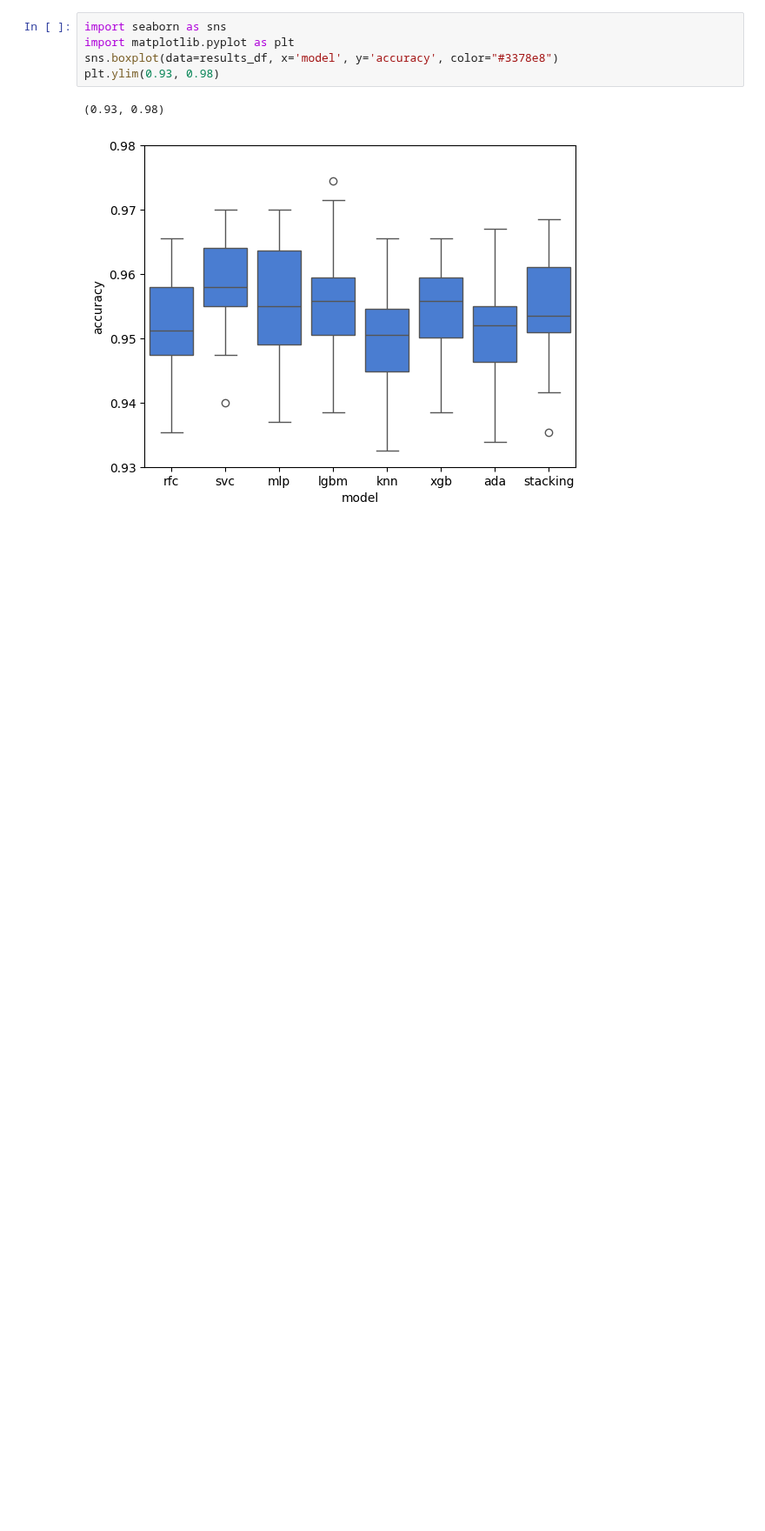
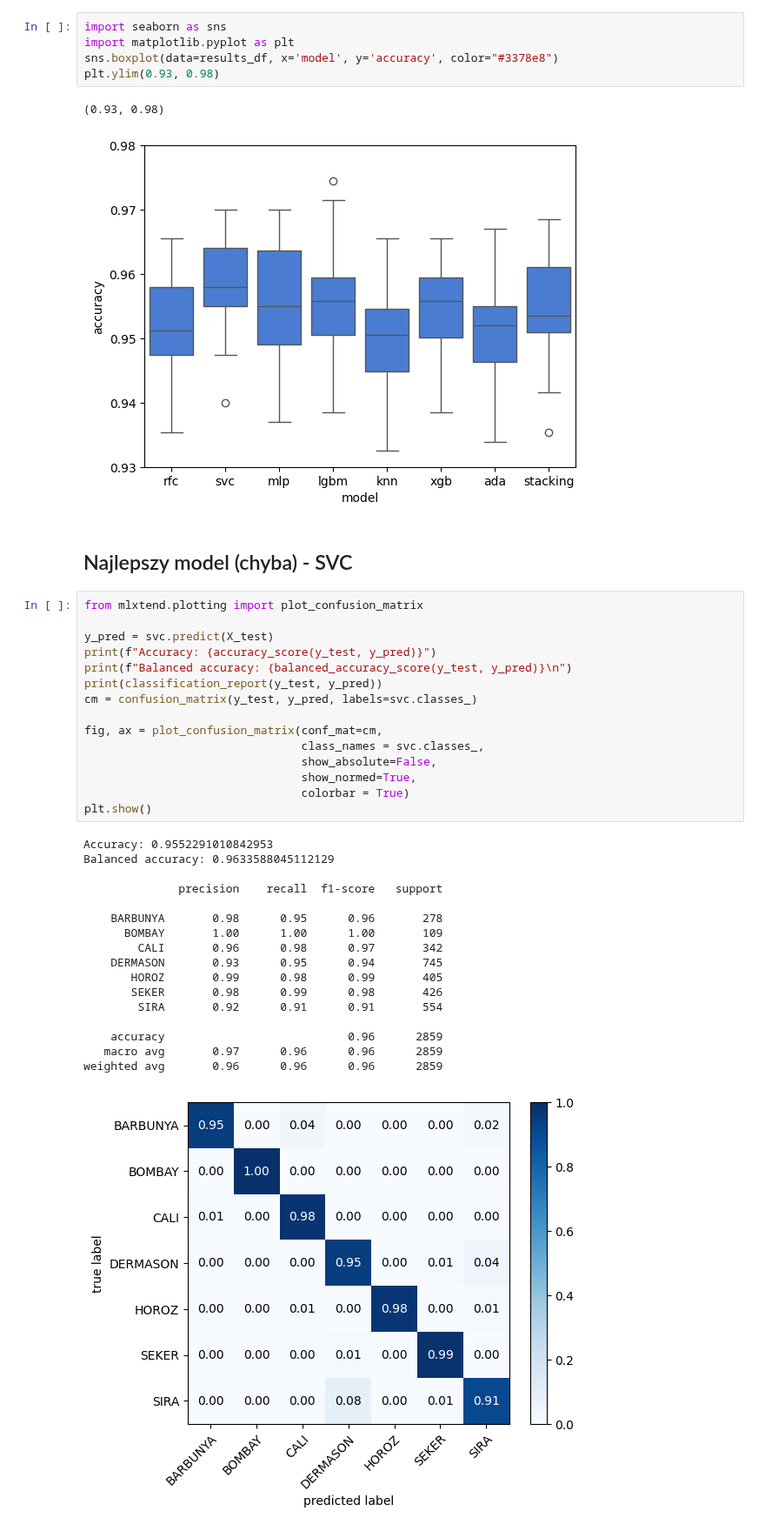
Before and after one commit to tomaszzywicki/Dry-Bean-Classification, a Jupyter notebook: notebooks/data_preparation.ipynb, the cells around one changed output. Shown at 87% size. Saved outputs shown, nothing was run; the diff lists cells and outputs as text; blank space fills up the shorter version.

Commit message:
add best model summary

```diff
--- a/notebooks/data_preparation.ipynb
+++ b/notebooks/data_preparation.ipynb
@@ -564,3 +610,38 @@ plt.ylim(0.93, 0.98)
 # %% [output]
 (0.93, 0.98)
 [figure]
+# %% [markdown]
+## Najlepszy model (chyba) - SVC
+# %%
+from mlxtend.plotting import plot_confusion_matrix
+
+y_pred = svc.predict(X_test)
+print(f"Accuracy: {accuracy_score(y_test, y_pred)}")
+print(f"Balanced accuracy: {balanced_accuracy_score(y_test, y_pred)}\n")
+print(classification_report(y_test, y_pred))
+cm = confusion_matrix(y_test, y_pred, labels=svc.classes_)
+
+fig, ax = plot_confusion_matrix(conf_mat=cm,
+                                class_names = svc.classes_,
+                                show_absolute=False,
+                                show_normed=True,
+                                colorbar = True)
+plt.show()
+# %% [output]
+Accuracy: 0.9552291010842953
+Balanced accuracy: 0.9633588045112129
+
+              precision    recall  f1-score   support
+
+    BARBUNYA       0.98      0.95      0.96       278
+      BOMBAY       1.00      1.00      1.00       109
+        CALI       0.96      0.98      0.97       342
+    DERMASON       0.93      0.95      0.94       745
+       HOROZ       0.99      0.98      0.99       405
+       SEKER       0.98      0.99      0.98       426
+        SIRA       0.92      0.91      0.91       554
+
+    accuracy                           0.96      2859
+   macro avg       0.97      0.96      0.96      2859
+weighted avg       0.96      0.96      0.96      2859
+[figure, added]
```
Also changed, not shown: parts of 23 cells of this notebook, 2 other files.
